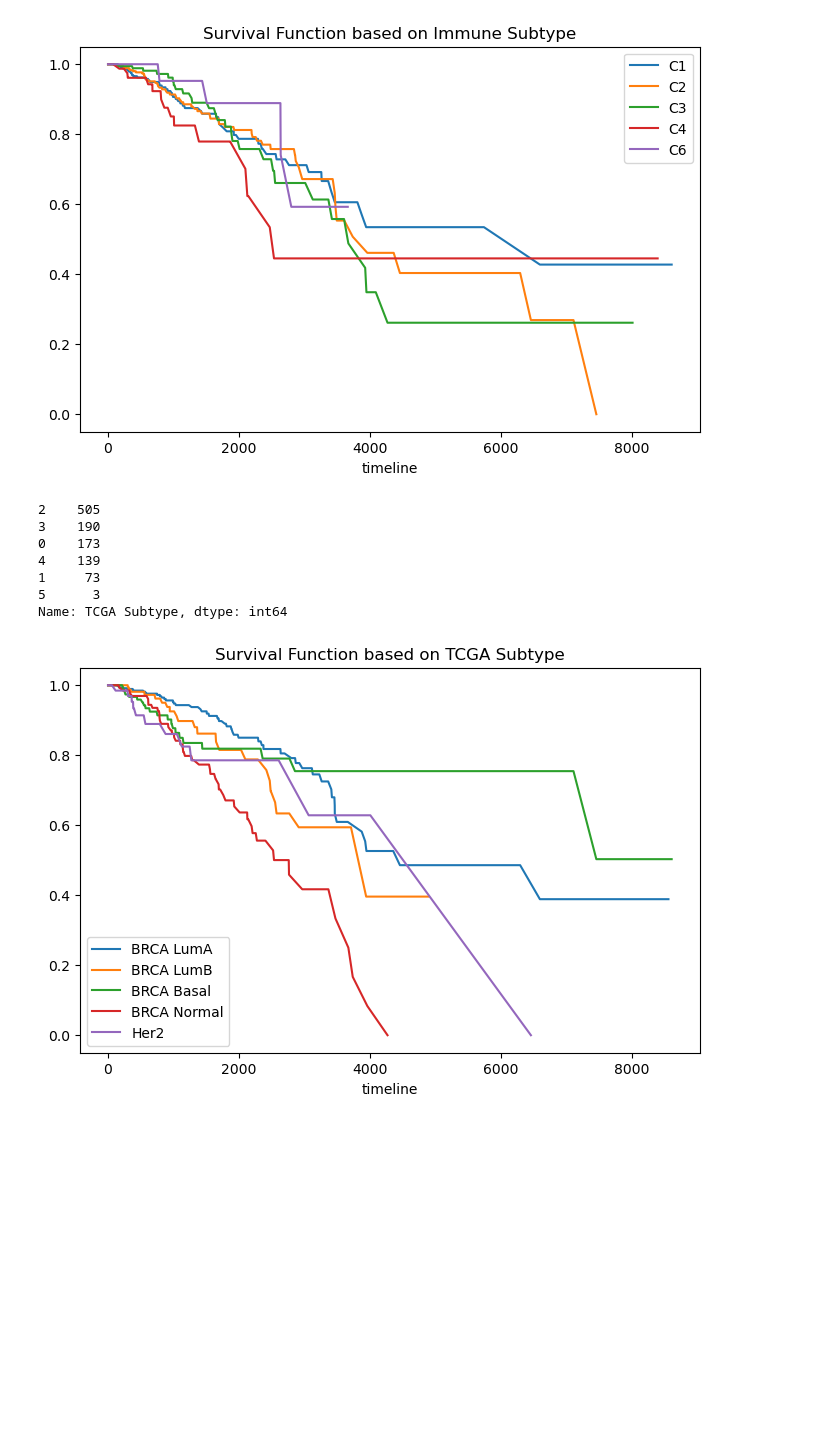
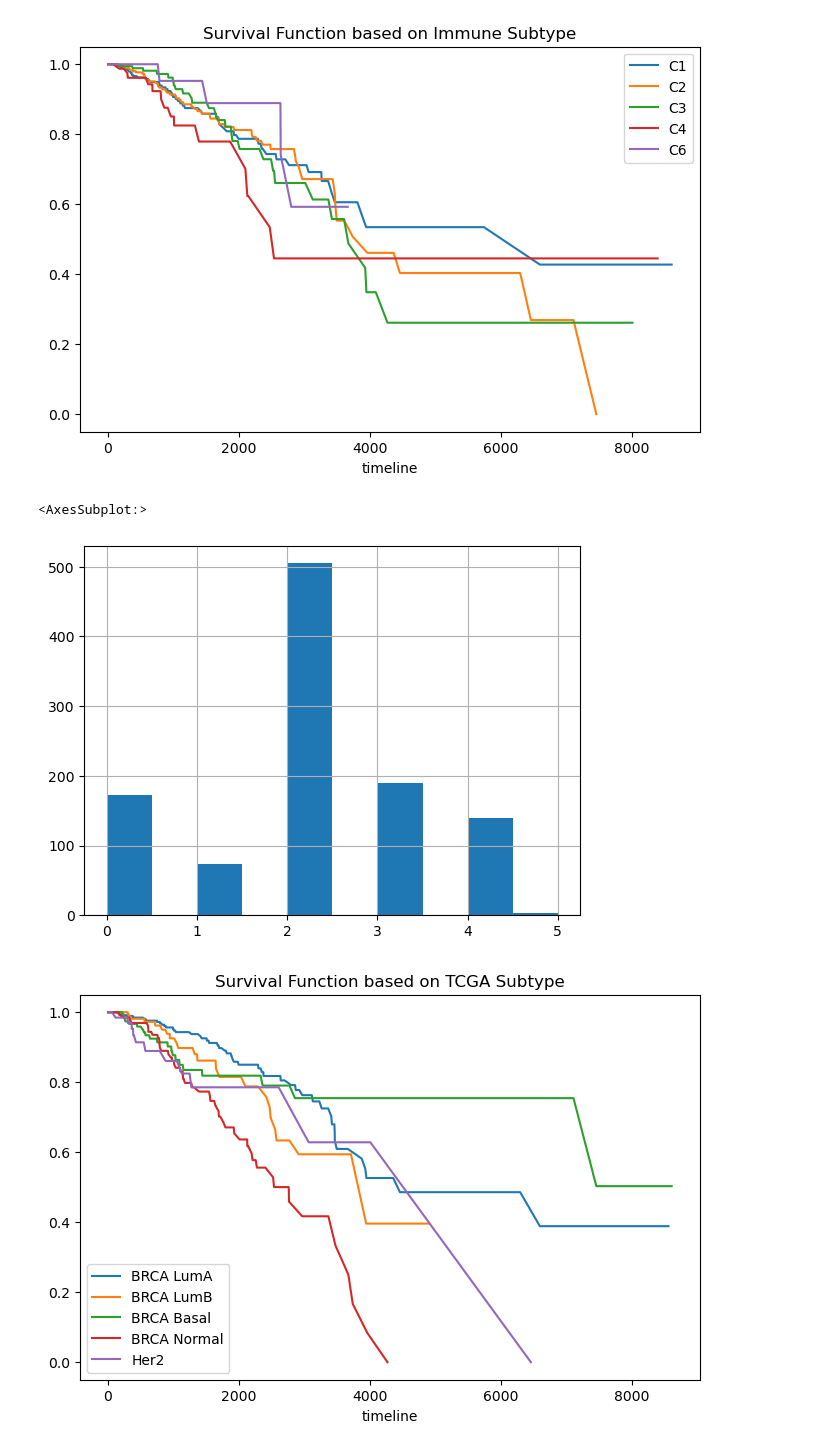
Before and after one commit to Rawanrb/SurvivalTutorial, a Jupyter notebook: Tutorial-1.ipynb, the cells around one changed output. Drawn from its saved outputs; the diff is of its cells as text; code cells hidden in the pictures; blank space fills up the shorter version.

```diff
--- a/Tutorial-1.ipynb
+++ b/Tutorial-1.ipynb
@@ -172,15 +175,10 @@ plt.show();
 # %% [output]
 [figure]
-# %%
-print(df['TCGA Subtype'].value_counts())
-# %% [output]
-2    505
-3    190
-0    173
-4    139
-1     73
-5      3
-Name: TCGA Subtype, dtype: int64
+# %%
+df['TCGA Subtype'].hist()
+# %% [output]
+<AxesSubplot:>
+[figure, added]
 # %%
 Patient_BRCA_LumA = (df_surv['TCGA Subtype'] == 2)
 Patient_BRCA_LumB = (df_surv['TCGA Subtype'] == 3)
```
Also changed, not shown: parts of 25 cells of this notebook.
